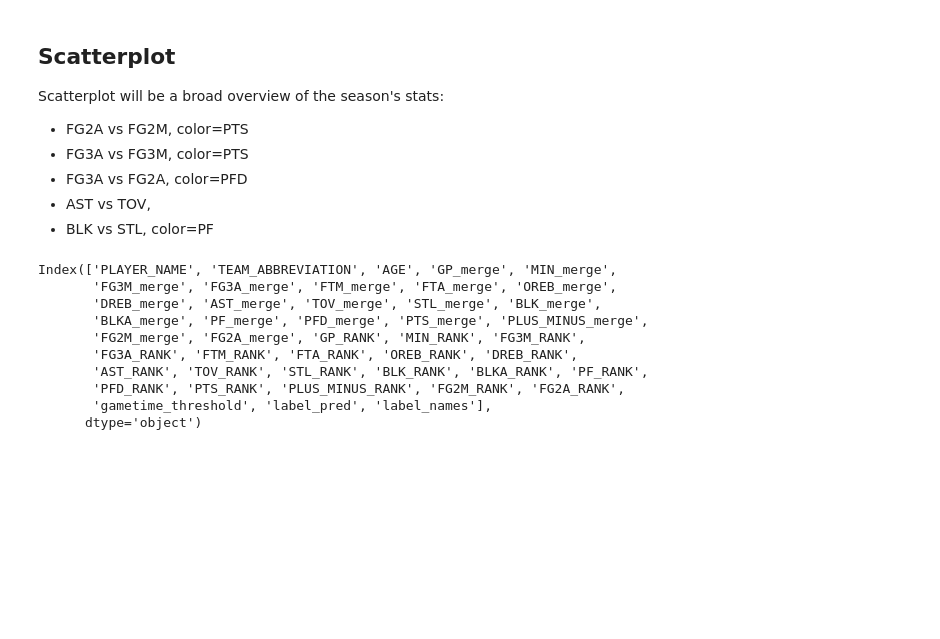
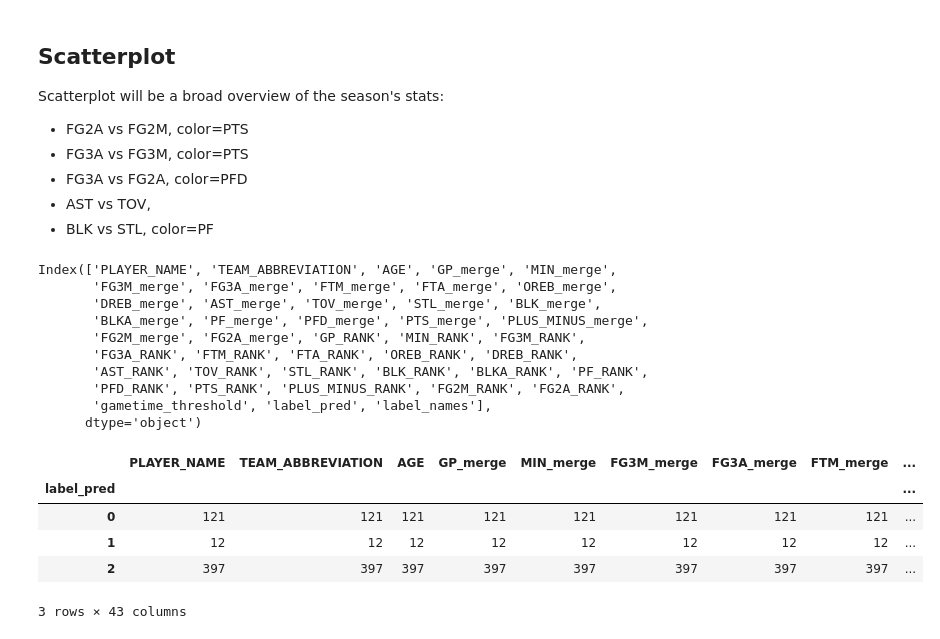
Before and after one commit to vykuang/nba-stats-streamlit, a Jupyter notebook: notebooks/altair_demo.ipynb, the cells around one changed output. Saved outputs shown, nothing was run; the diff lists cells and outputs as text; code cells hidden in the pictures; blank space fills up the shorter version.

```diff
--- a/notebooks/altair_demo.ipynb
+++ b/notebooks/altair_demo.ipynb
@@ -39,6 +39,15 @@ Index(['PLAYER_NAME', 'TEAM_ABBREVIATION', 'AGE', 'GP_merge', 'MIN_merge',
        'PFD_RANK', 'PTS_RANK', 'PLUS_MINUS_RANK', 'FG2M_RANK', 'FG2A_RANK',
        'gametime_threshold', 'label_pred', 'label_names'],
       dtype='object')
+# %%
+tor.groupby(by="label_pred").agg("count")
+# %% [output]
+|  | PLAYER_NAME | TEAM_ABBREVIATION | AGE | GP_merge | MIN_merge | FG3M_merge | FG3A_merge | FTM_merge | ... |
+| label_pred |  |  |  |  |  |  |  |  | ... |
+| 0 | 121 | 121 | 121 | 121 | 121 | 121 | 121 | 121 | ... |
+| 1 | 12 | 12 | 12 | 12 | 12 | 12 | 12 | 12 | ... |
+| 2 | 397 | 397 | 397 | 397 | 397 | 397 | 397 | 397 | ... |
+3 rows × 43 columns
 # %%
 # from example gallery
 # https://altair-viz.github.io/gallery/scatter_linked_table.html
```
Also changed, not shown: parts of 8 cells of this notebook.
